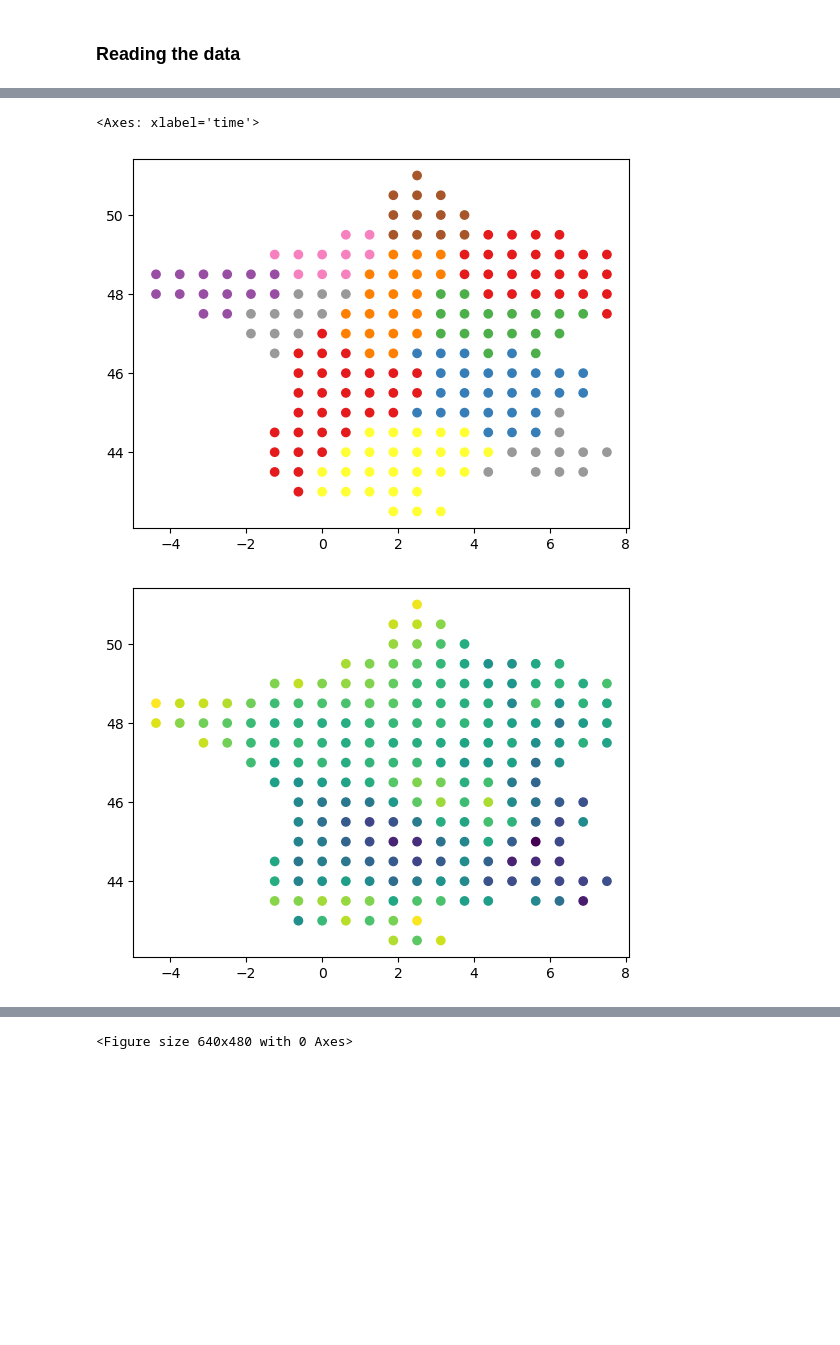
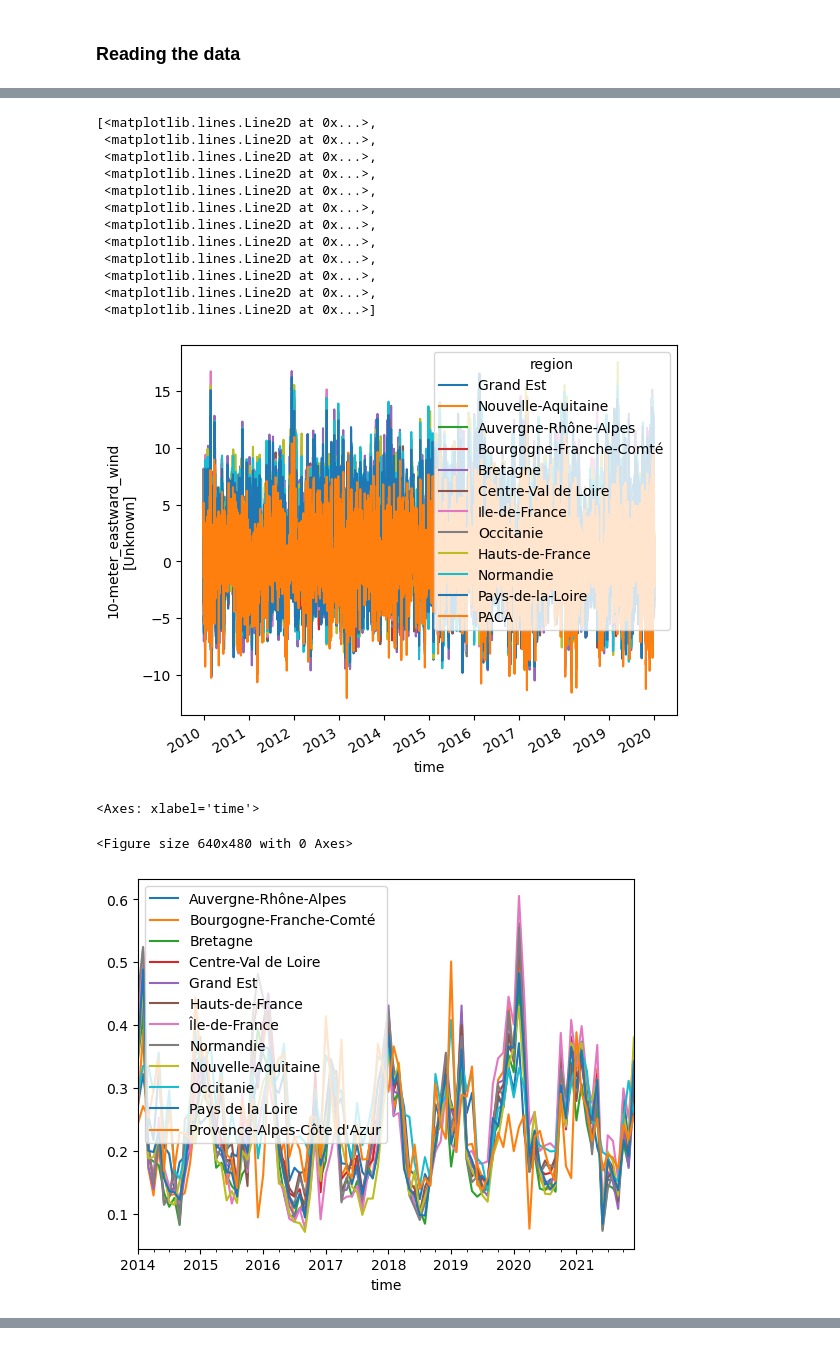
Before and after one commit to SukerZh/MACHINE-LEARNING-FOR-ENERGY-AND-CLIMATE, a Jupyter notebook: project.ipynb, the cells around one changed output, grey strips where cells are left out. Cells and saved outputs as stored; diff of their text form; code cells hidden in the pictures; blank space fills up the shorter version.

Commit message:
Update project.ipynb
Data arranging and merging

```diff
--- a/project.ipynb
+++ b/project.ipynb
@@ -45,0 +51,4 @@
+# %%
+# Directories where you saved the data
+data_dir_energy = Path('./energy_france')
+data_dir_climate = Path('./climate_france')
@@ -46,47 +81,32 @@
+# %%
+# Compute regional mean of climate variable and plot time series
+da_climate_reg = da_climate.groupby(da_mask).mean().rename(mask='region')
+da_climate_reg['region'] = ds_mask['region'].values
+plt.figure()
+da_climate_reg.plot.line(x='time')
+# %% [output]
+[<matplotlib.lines.Line2D at 0x...>,
+ <matplotlib.lines.Line2D at 0x...>,
+ <matplotlib.lines.Line2D at 0x...>,
+ <matplotlib.lines.Line2D at 0x...>,
+ <matplotlib.lines.Line2D at 0x...>,
+ <matplotlib.lines.Line2D at 0x...>,
+ <matplotlib.lines.Line2D at 0x...>,
+ <matplotlib.lines.Line2D at 0x...>,
+ <matplotlib.lines.Line2D at 0x...>,
+ <matplotlib.lines.Line2D at 0x...>,
+ <matplotlib.lines.Line2D at 0x...>,
+ <matplotlib.lines.Line2D at 0x...>]
+[figure, added]
 # %%
-from pathlib import Path
-import matplotlib.pyplot as plt
-import pandas as pd
-import xarray as xr
-
-# Directories where you saved the data
-data_dir_energy = Path('../../../data/projects/energy_france')
-data_dir_climate = Path('../../../data/projects/climate_france')
-
-# Template filenames
-filename_mask = 'mask_datagouv_french_regions_merra2_Nx_France.nc'
-filename_climate = 'merra2_area_selection_output_{}_merra2_2010-2019.nc'
-filename_energy = 'reseaux_energies_{}.csv'
-
-# Read and plot grid point-region mask
-filepath_mask = Path(data_dir_climate, filename_mask)
-ds_mask = xr.load_dataset(filepath_mask)
-da_mask = ds_mask['mask']
-plt.figure()
-plt.scatter(da_mask['lon'], da_mask['lat'], c=da_mask, cmap='Set1')
-
-# Read a climate variable and plot its mean over time
-variable_name = 'zonal_wind'
-filename = filename_climate.format(variable_name)
-filepath = Path(data_dir_climate, filename)
-da_climate = xr.load_dataset(filepath)[variable_name]
-plt.figure()
-plt.scatter(da_mask['lon'], da_mask['lat'], c=da_climate.mean('time'))
-
-# Compute regional mean of climate variable and plot time series
-da_climate_reg = da_climate.groupby(da_mask).mean().rename(mask='region')
-da_climate_reg['region'] = ds_mask['region'].values
-plt.figure()
-da_climate_reg.plot.line(x='time')
-
 # Read energy variable and plot time series
 variable_name = 'capacityfactor_wind-onshore'
 filename = filename_energy.format(variable_name)
 filepath = Path(data_dir_energy, filename)
 df_energy = pd.read_csv(filepath, index_col=0, header=0, parse_dates=True)
 plt.figure()
 df_energy.plot()
 # %% [output]
 <Axes: xlabel='time'>
+<Figure size 640x480 with 0 Axes>
-[figure, old version]
+[figure, new version]
-[figure, removed]
@@ -94 +112,0 @@ df_energy.plot()
-<Figure size 640x480 with 0 Axes>
```
Also changed, not shown: parts of 12 cells of this notebook.
